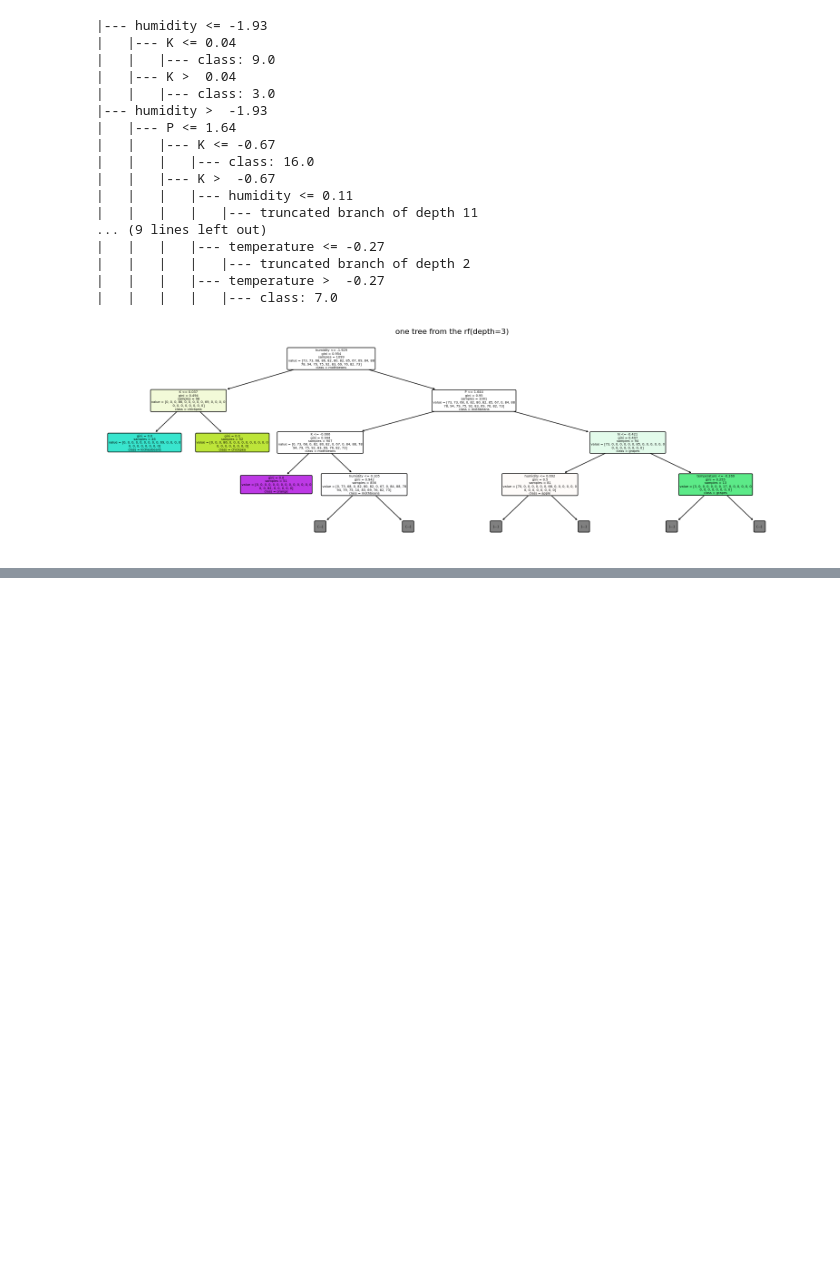
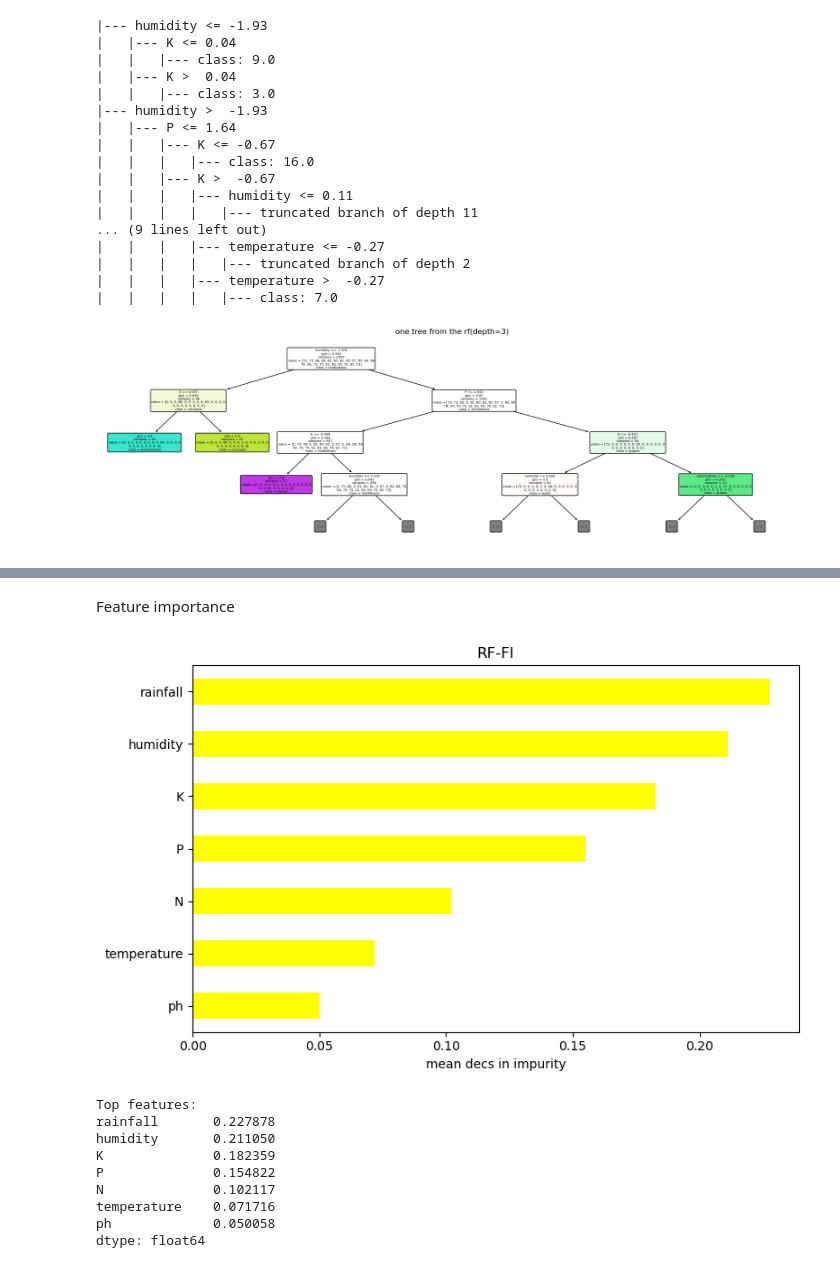
Before and after one commit to pavani3011/AGRI-API-PROJECT, a Jupyter notebook: notebooks/crop_pipeline.ipynb, the cells around one changed output, grey strips where cells are left out. Saved outputs shown, nothing was run; the diff lists cells and outputs as text; code cells hidden in the pictures; blank space fills up the shorter version.

Commit message:
feature importance

```diff
--- a/notebooks/crop_pipeline.ipynb
+++ b/notebooks/crop_pipeline.ipynb
@@ -580,0 +633,28 @@ plt.savefig("../outputs/one_tree.png", dpi=120, bbox_inches ='tight')
+# %% [markdown]
+Feature importance
+# %%
+# random forest importance
+importances = pd.Series(rf.feature_importances_, index= feature_names)
+importances_sorted = importances.sort_values(ascending = True)
+
+plt.figure(figsize=(8,5))
+importances_sorted.plot(kind = 'barh', color = "yellow")
+plt.title("RF-FI")
+plt.xlabel('mean decs in impurity')
+plt.tight_layout()
+plt.savefig('../outputs/rf_imp.png', dpi =150)
+plt.show()
+
+print('Top features:')
+print(importances.sort_values(ascending = False))
+# %% [output]
+[figure, added]
+Top features:
+rainfall       0.227878
+humidity       0.211050
+K              0.182359
+P              0.154822
+N              0.102117
+temperature    0.071716
+ph             0.050058
+dtype: float64
```
Also changed, not shown: parts of 7 cells of this notebook, 3 other files.
